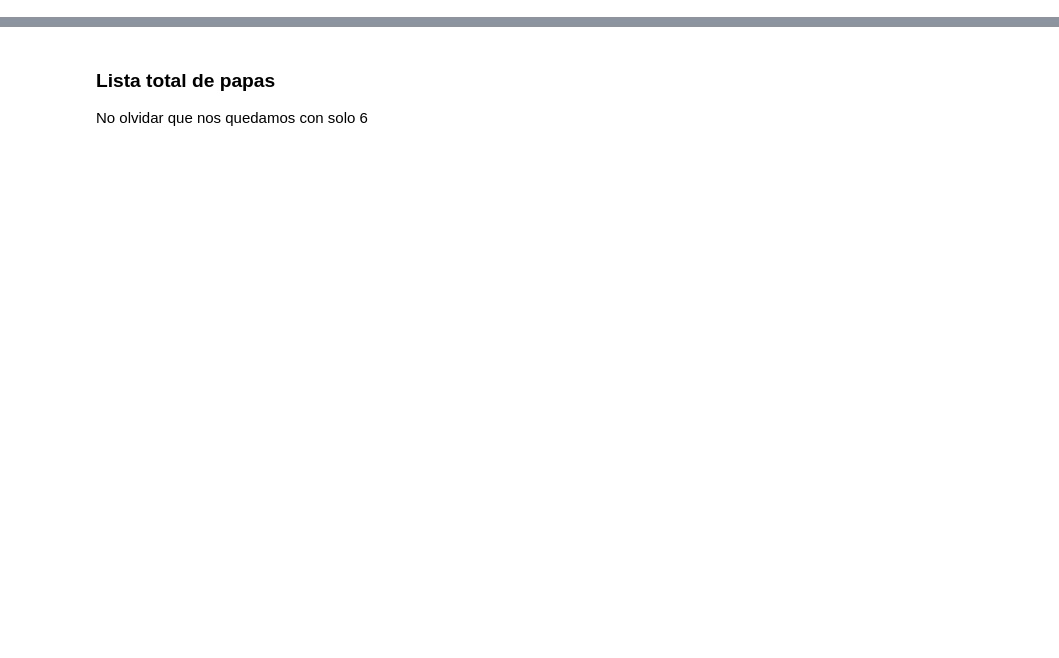
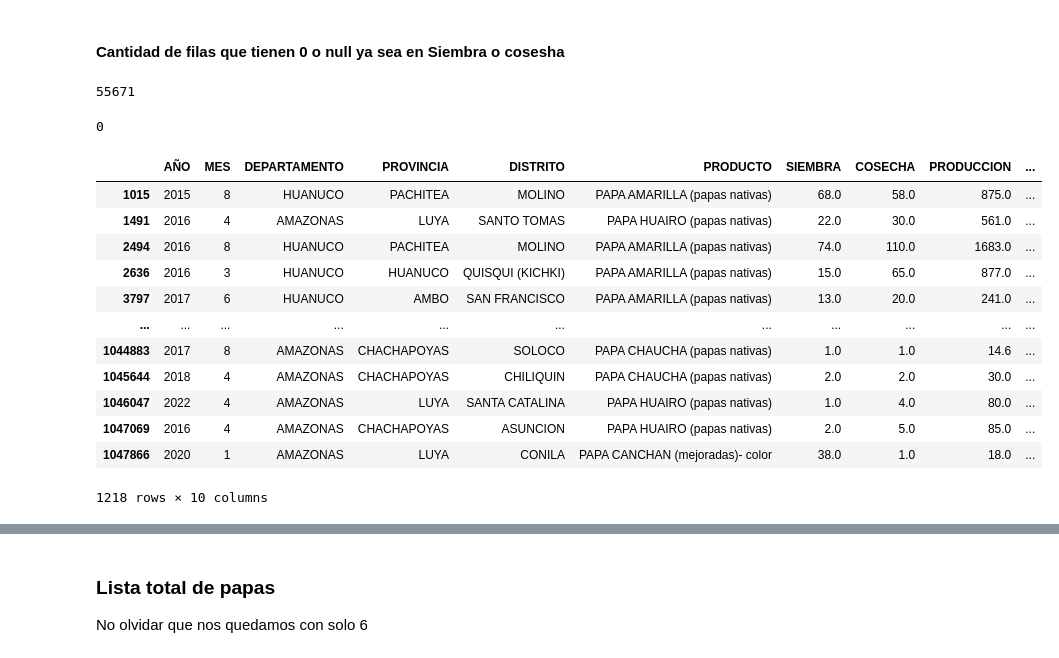
Before and after one commit to CIP-Hackaton/Arbues_CIP_notes, a Jupyter notebook: Rendimiento/Prueba.ipynb, the cells around one changed output, grey strips where cells are left out. Drawn from its saved outputs; the diff is of its cells as text; code cells hidden in the pictures; blank space fills up the shorter version.

```diff
--- a/Rendimiento/Prueba.ipynb
+++ b/Rendimiento/Prueba.ipynb
@@ -14,0 +57,36 @@ df = pd.read_csv("SISAGRI.csv")
+# %% [markdown]
+#### Cantidad de filas que tienen 0 o null ya sea en Siembra o cosesha
+# %%
+df[(df['SIEMBRA'].isnull() | (df['SIEMBRA'] == 0)) | (df['COSECHA'].isnull() | (df['COSECHA'] == 0))].shape[0]
+# %% [output]
+55671
+# %%
+df[(df['SIEMBRA'] < 0) | (df['COSECHA'] < 0)].shape[0]
+# %% [output]
+0
+# %%
+df_rend_sinPapasNoID = df[
+    (df['SIEMBRA'].notnull() & (df['SIEMBRA'] != 0)) &
+    (df['COSECHA'].notnull() & (df['COSECHA'] != 0)) &
+    (~df['PRODUCTO'].isin([
+        'PAPA (agrupa mejoradas y nativas)',
+        'PAPA NATIVA (agrupa papas nativas)',
+        'PAPA COLOR (agrupa papas mejoradas de color)',
+        'PAPA MEJORADA (Agrupa papas mejoradas) '
+    ]))
+]
+df_rend_sinPapasNoID
+# %% [output]
+|  | AÑO | MES | DEPARTAMENTO | PROVINCIA | DISTRITO | PRODUCTO | SIEMBRA | COSECHA | PRODUCCION | ... |
+| 1015 | 2015 | 8 | HUANUCO | PACHITEA | MOLINO | PAPA AMARILLA (papas nativas) | 68.0 | 58.0 | 875.0 | ... |
+| 1491 | 2016 | 4 | AMAZONAS | LUYA | SANTO TOMAS | PAPA HUAIRO (papas nativas) | 22.0 | 30.0 | 561.0 | ... |
+| 2494 | 2016 | 8 | HUANUCO | PACHITEA | MOLINO | PAPA AMARILLA (papas nativas) | 74.0 | 110.0 | 1683.0 | ... |
+| 2636 | 2016 | 3 | HUANUCO | HUANUCO | QUISQUI (KICHKI) | PAPA AMARILLA (papas nativas) | 15.0 | 65.0 | 877.0 | ... |
+| 3797 | 2017 | 6 | HUANUCO | AMBO | SAN FRANCISCO | PAPA AMARILLA (papas nativas) | 13.0 | 20.0 | 241.0 | ... |
+| ... | ... | ... | ... | ... | ... | ... | ... | ... | ... | ... |
+| 1044883 | 2017 | 8 | AMAZONAS | CHACHAPOYAS | SOLOCO | PAPA CHAUCHA (papas nativas) | 1.0 | 1.0 | 14.6 | ... |
+| 1045644 | 2018 | 4 | AMAZONAS | CHACHAPOYAS | CHILIQUIN | PAPA CHAUCHA (papas nativas) | 2.0 | 2.0 | 30.0 | ... |
+| 1046047 | 2022 | 4 | AMAZONAS | LUYA | SANTA CATALINA | PAPA HUAIRO (papas nativas) | 1.0 | 4.0 | 80.0 | ... |
+| 1047069 | 2016 | 4 | AMAZONAS | CHACHAPOYAS | ASUNCION | PAPA HUAIRO (papas nativas) | 2.0 | 5.0 | 85.0 | ... |
+| 1047866 | 2020 | 1 | AMAZONAS | LUYA | CONILA | PAPA CANCHAN (mejoradas)- color | 38.0 | 1.0 | 18.0 | ... |
+1218 rows × 10 columns
```
Also changed, not shown: parts of 16 cells of this notebook.
